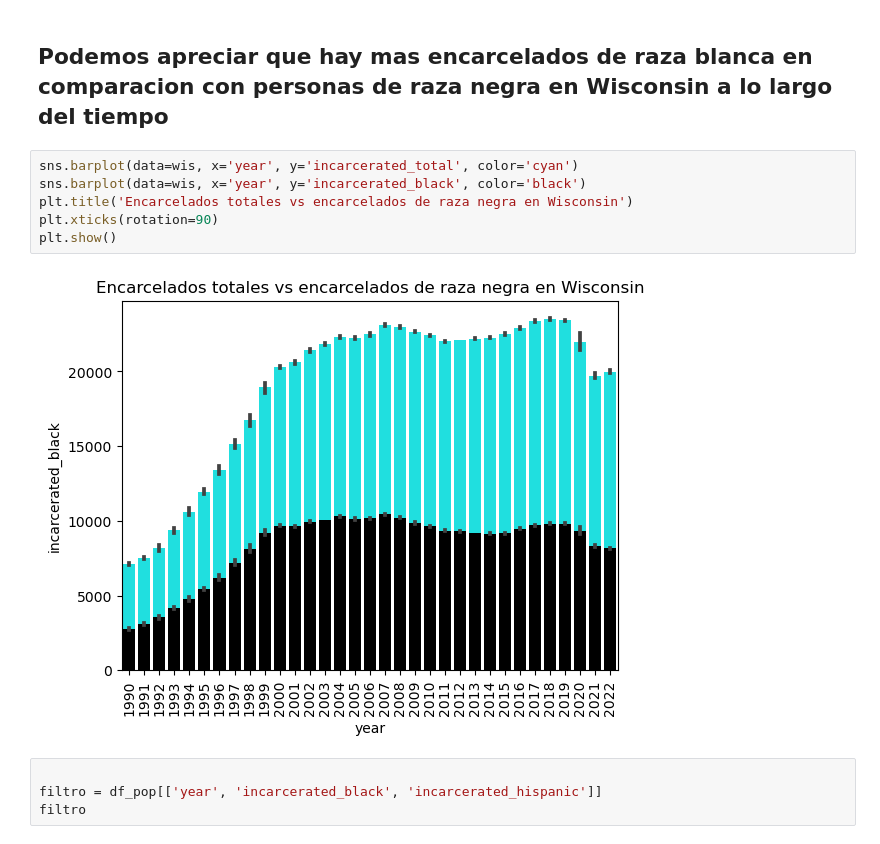
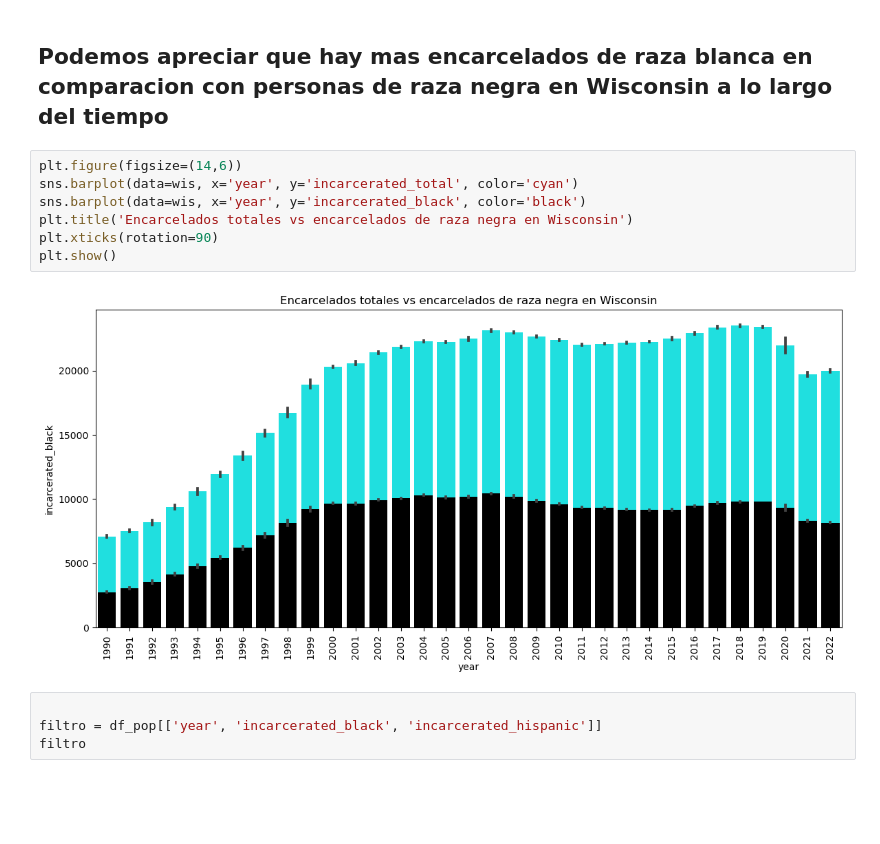
Before and after one commit to DataMasterBI/Prison_Population, a Jupyter notebook: EDA.ipynb, the cells around one changed output. Cells and saved outputs as stored; diff of their text form; blank space fills up the shorter version.

```diff
--- a/EDA.ipynb
+++ b/EDA.ipynb
@@ -229,13 +237,14 @@ rate_white_wis
 # %% [markdown]
 ## Podemos apreciar que hay mas encarcelados de raza blanca en comparacion con personas de raza negra en Wisconsin a lo largo del tiempo
 # %%
+plt.figure(figsize=(14,6))
 sns.barplot(data=wis, x='year', y='incarcerated_total', color='cyan')
 sns.barplot(data=wis, x='year', y='incarcerated_black', color='black')
 plt.title('Encarcelados totales vs encarcelados de raza negra en Wisconsin')
 plt.xticks(rotation=90)
 plt.show()
 # %% [output]
-[figure, old version]
+[figure, new version]
 # %%
 
 filtro = df_pop[['year', 'incarcerated_black', 'incarcerated_hispanic']]
```
Also changed, not shown: parts of 4 cells of this notebook.
